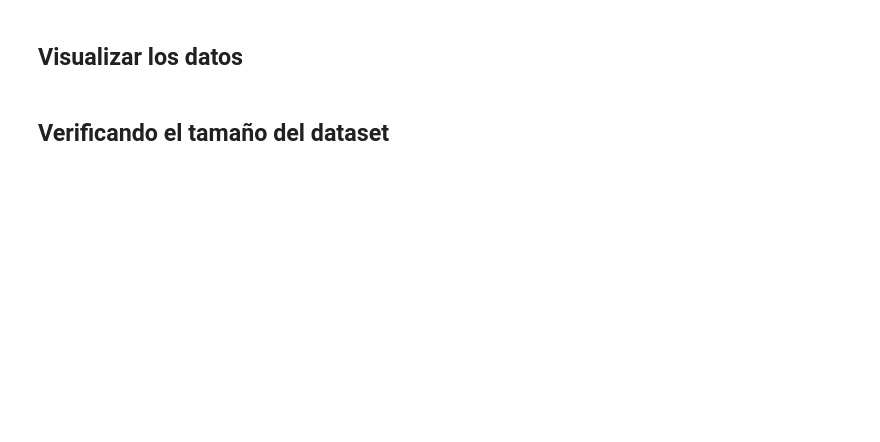
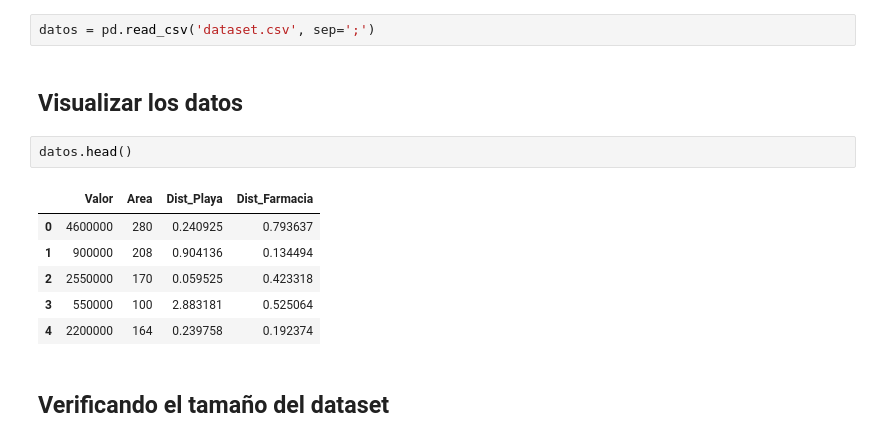
Before and after one commit to LordAguaKate/Practica_DATA_SCIENCE, a Jupyter notebook: 2212_Regresion_lineal.ipynb, the cells around one changed output. Drawn from its saved outputs; the diff is of its cells as text; blank space fills up the shorter version.

Commit message:
Conociendo Dataset

```diff
--- a/2212_Regresion_lineal.ipynb
+++ b/2212_Regresion_lineal.ipynb
@@ -29,7 +31,18 @@ https://pandas.pydata.org/
 </ul>
 # %% [markdown]
 ## Lectura de los datos
+# %%
+datos = pd.read_csv('dataset.csv', sep=';')
 # %% [markdown]
 ## Visualizar los datos
+# %%
+datos.head()
+# %% [output]
+|  | Valor | Area | Dist_Playa | Dist_Farmacia |
+| 0 | 4600000 | 280 | 0.240925 | 0.793637 |
+| 1 | 900000 | 208 | 0.904136 | 0.134494 |
+| 2 | 2550000 | 170 | 0.059525 | 0.423318 |
+| 3 | 550000 | 100 | 2.883181 | 0.525064 |
+| 4 | 2200000 | 164 | 0.239758 | 0.192374 |
 # %% [markdown]
 ## Verificando el tamaño del dataset
```
Also changed, not shown: parts of 2 cells of this notebook.
